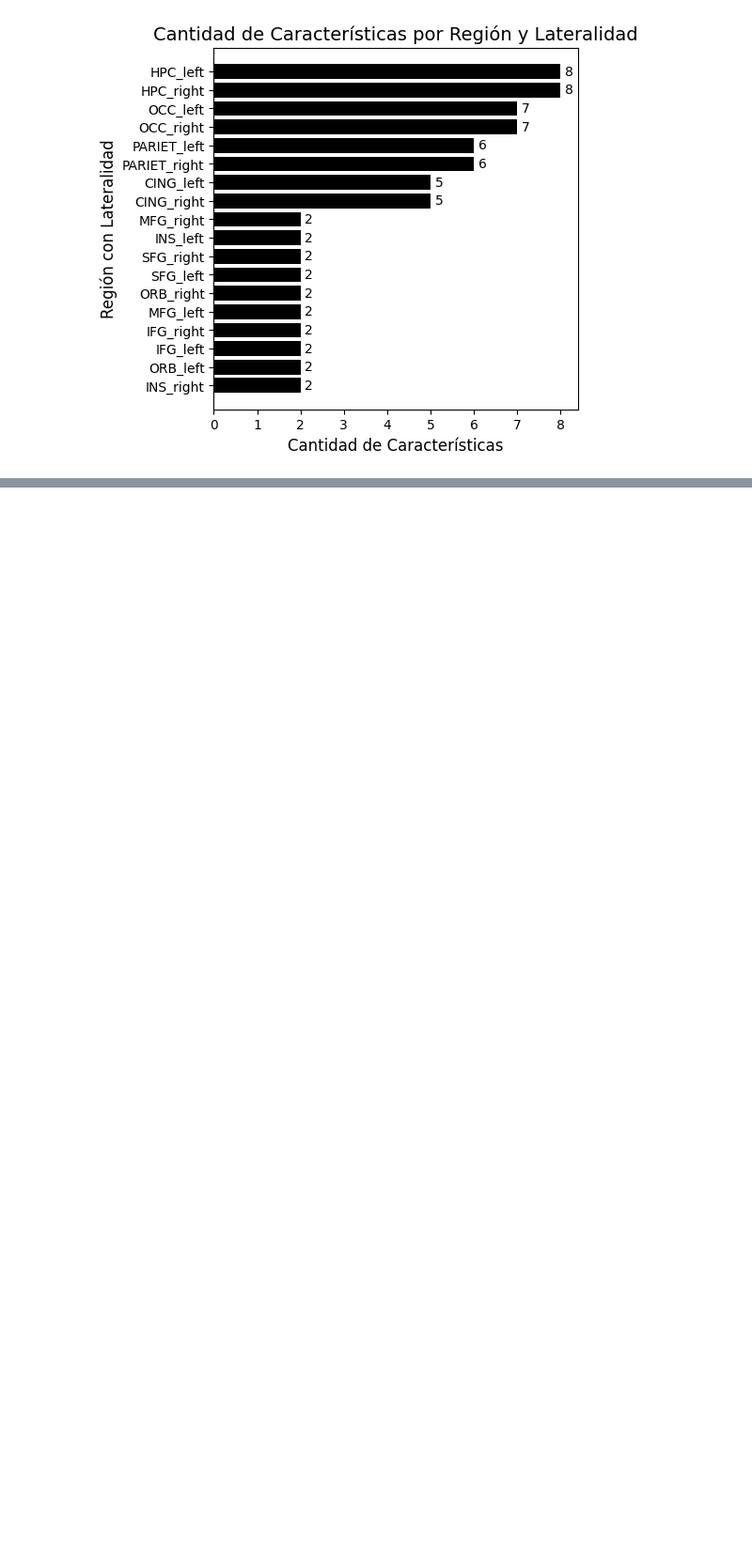
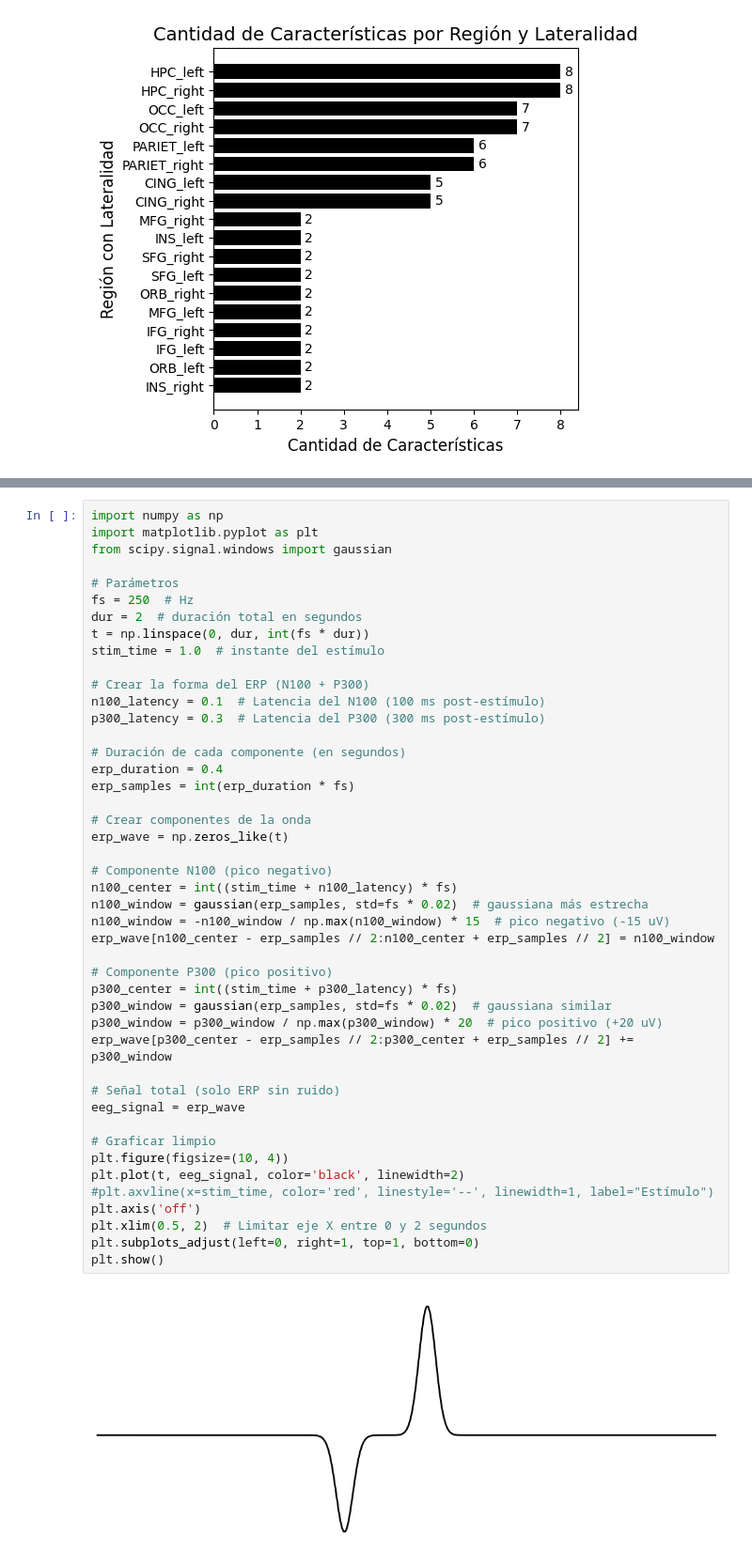
Before and after one commit to carrielfelipe/BrainAge_MachineLearning_MultipleModels, a Jupyter notebook: data_analysis.ipynb, the cells around one changed output, grey strips where cells are left out. Shown: that part at 94% size. Cells and saved outputs as stored; diff of their text form; blank space fills up the shorter version.

```diff
--- a/data_analysis.ipynb
+++ b/data_analysis.ipynb
@@ -138,0 +165,47 @@ plt.show()
+# %%
+import numpy as np
+import matplotlib.pyplot as plt
+from scipy.signal.windows import gaussian
+
+# Parámetros
+fs = 250  # Hz
+dur = 2  # duración total en segundos
+t = np.linspace(0, dur, int(fs * dur))
+stim_time = 1.0  # instante del estímulo
+
+# Crear la forma del ERP (N100 + P300)
+n100_latency = 0.1  # Latencia del N100 (100 ms post-estímulo)
+p300_latency = 0.3  # Latencia del P300 (300 ms post-estímulo)
+
+# Duración de cada componente (en segundos)
+erp_duration = 0.4
+erp_samples = int(erp_duration * fs)
+
+# Crear componentes de la onda
+erp_wave = np.zeros_like(t)
+
+# Componente N100 (pico negativo)
+n100_center = int((stim_time + n100_latency) * fs)
+n100_window = gaussian(erp_samples, std=fs * 0.02)  # gaussiana más estrecha
+n100_window = -n100_window / np.max(n100_window) * 15  # pico negativo (-15 uV)
+erp_wave[n100_center - erp_samples // 2:n100_center + erp_samples // 2] = n100_window
+
+# Componente P300 (pico positivo)
+p300_center = int((stim_time + p300_latency) * fs)
+p300_window = gaussian(erp_samples, std=fs * 0.02)  # gaussiana similar
+p300_window = p300_window / np.max(p300_window) * 20  # pico positivo (+20 uV)
+erp_wave[p300_center - erp_samples // 2:p300_center + erp_samples // 2] += p300_window
+
+# Señal total (solo ERP sin ruido)
+eeg_signal = erp_wave
+
+# Graficar limpio
+plt.figure(figsize=(10, 4))
+plt.plot(t, eeg_signal, color='black', linewidth=2)
+#plt.axvline(x=stim_time, color='red', linestyle='--', linewidth=1, label="Estímulo")
+plt.axis('off')
+plt.xlim(0.5, 2)  # Limitar eje X entre 0 y 2 segundos
+plt.subplots_adjust(left=0, right=1, top=1, bottom=0)
+plt.show()
+# %% [output]
+[figure, added]
```
Also changed, not shown: parts of 1 cell of this notebook, 54 other files.
